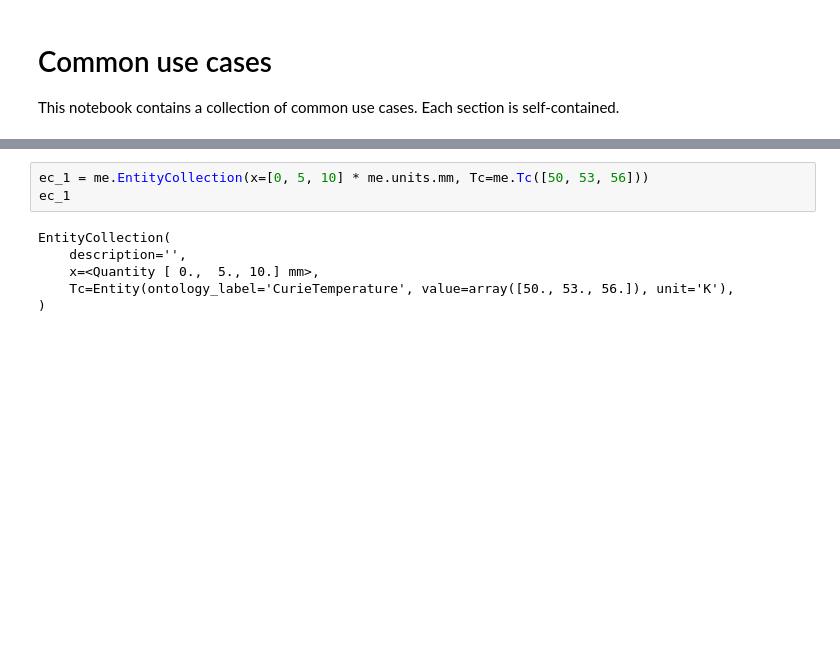
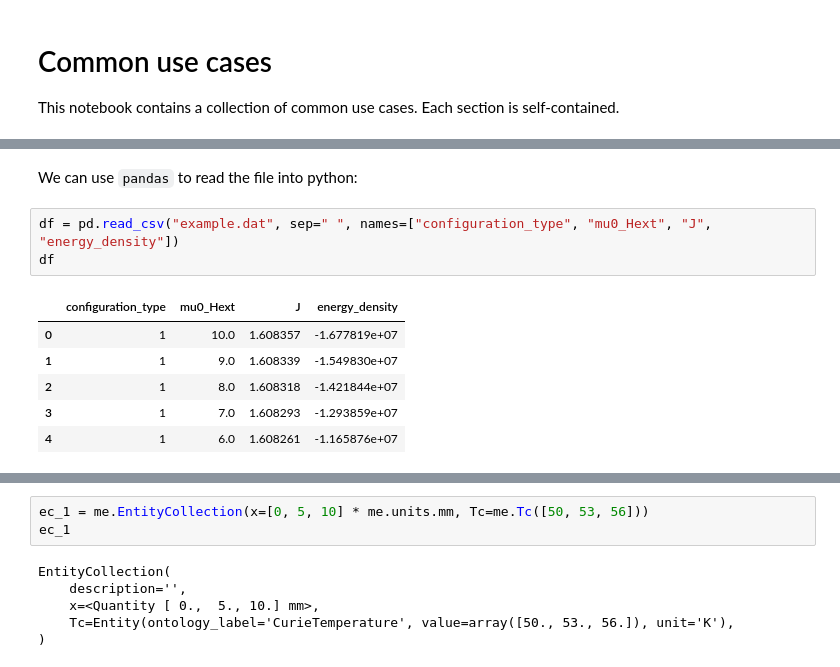
Before and after one commit to MaMMoS-project/mammos-entity, a Jupyter notebook: examples/useful_operations.ipynb, the cells around one changed output, grey strips where cells are left out. Saved outputs shown, nothing was run; the diff lists cells and outputs as text; blank space fills up the shorter version.

Commit message:
Split io notebooks into three for the individual file formats

```diff
--- a/examples/useful_operations.ipynb
+++ b/examples/useful_operations.ipynb
@@ -7,0 +48,12 @@ import pandas as pd
+# %% [markdown]
+We can use `pandas` to read the file into python:
+# %%
+df = pd.read_csv("example.dat", sep=" ", names=["configuration_type", "mu0_Hext", "J", "energy_density"])
+df
+# %% [output]
+|  | configuration_type | mu0_Hext | J | energy_density |
+| 0 | 1 | 10.0 | 1.608357 | -1.677819e+07 |
+| 1 | 1 | 9.0 | 1.608339 | -1.549830e+07 |
+| 2 | 1 | 8.0 | 1.608318 | -1.421844e+07 |
+| 3 | 1 | 7.0 | 1.608293 | -1.293859e+07 |
+| 4 | 1 | 6.0 | 1.608261 | -1.165876e+07 |
```
Also changed, not shown: parts of 13 cells of this notebook, 5 other files.
